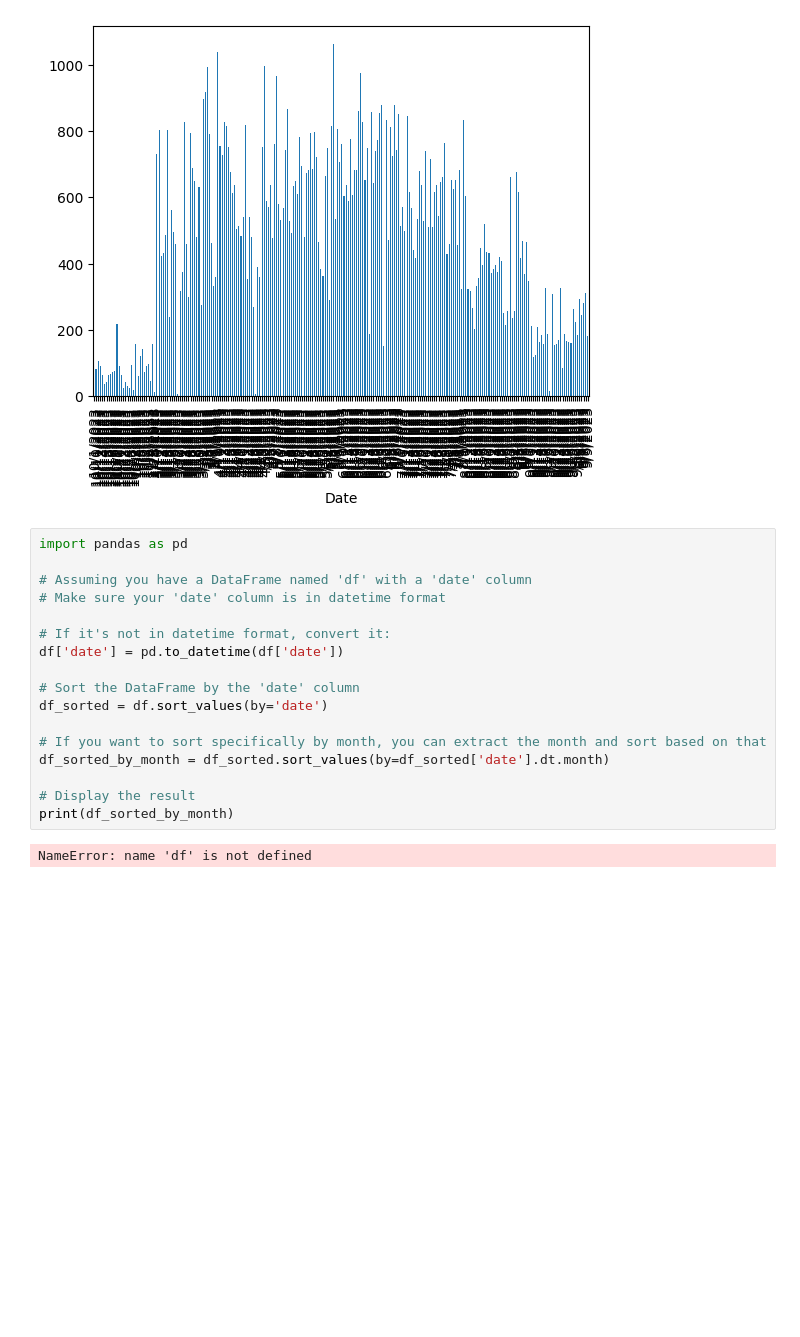
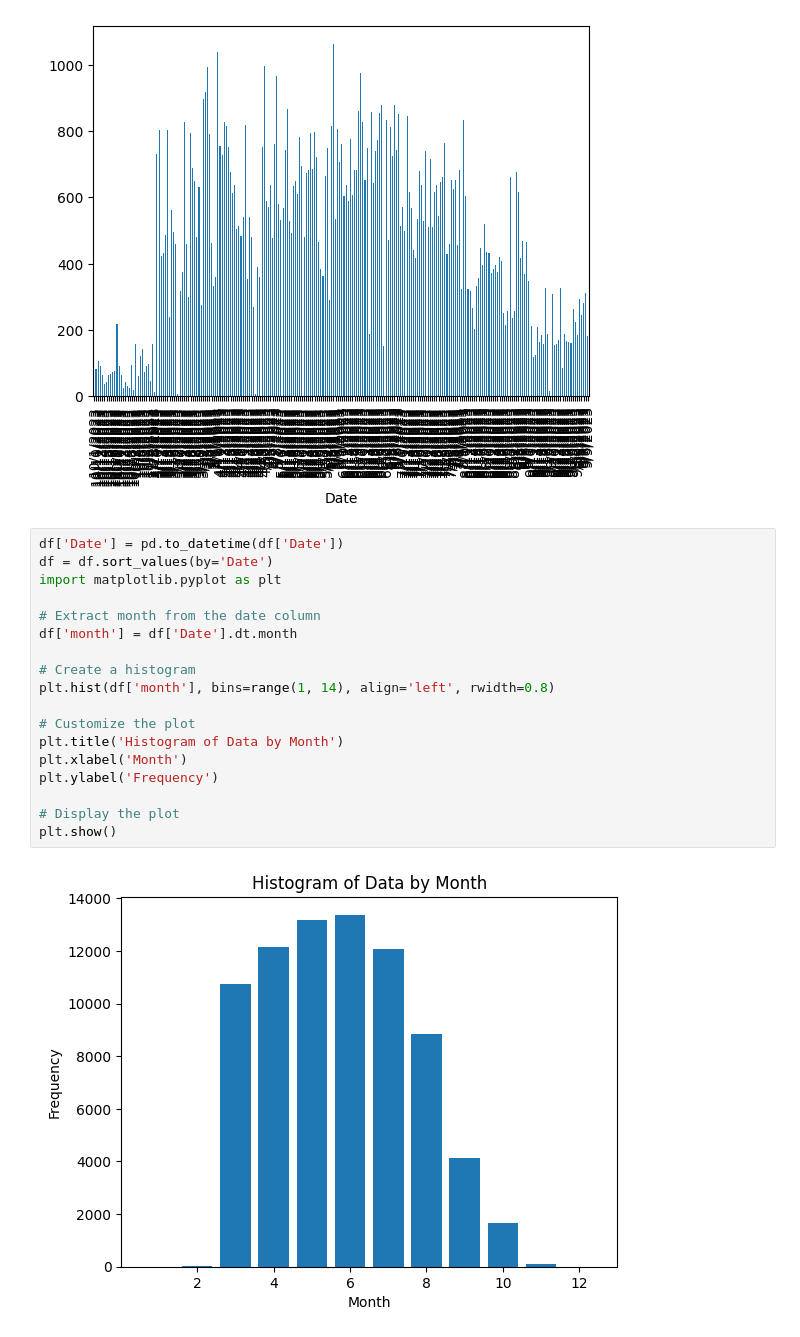
Before and after one commit to HobbsJacob37/Snoasis, a Jupyter notebook: snow.ipynb, the cells around one changed output. Cells and saved outputs as stored; diff of their text form; blank space fills up the shorter version.

```diff
--- a/snow.ipynb
+++ b/snow.ipynb
@@ -34,22 +34,23 @@ dfg.plot(kind = 'bar')
 # %% [output]
 <Axes: xlabel='Date'>
 [figure]
-# %%
-import pandas as pd
-
-# Assuming you have a DataFrame named 'df' with a 'date' column
-# Make sure your 'date' column is in datetime format
-
-# If it's not in datetime format, convert it:
-df['date'] = pd.to_datetime(df['date'])
-
-# Sort the DataFrame by the 'date' column
-df_sorted = df.sort_values(by='date')
-
-# If you want to sort specifically by month, you can extract the month and sort based on that
-df_sorted_by_month = df_sorted.sort_values(by=df_sorted['date'].dt.month)
-
-# Display the result
-print(df_sorted_by_month)
-# %% [output]
-NameError: name 'df' is not defined
+# %%
+df['Date'] = pd.to_datetime(df['Date'])
+df = df.sort_values(by='Date')
+import matplotlib.pyplot as plt
+
+# Extract month from the date column
+df['month'] = df['Date'].dt.month
+
+# Create a histogram
+plt.hist(df['month'], bins=range(1, 14), align='left', rwidth=0.8)
+
+# Customize the plot
+plt.title('Histogram of Data by Month')
+plt.xlabel('Month')
+plt.ylabel('Frequency')
+
+# Display the plot
+plt.show()
+# %% [output]
+[figure, added]
```
Also changed, not shown: parts of 1 cell of this notebook.
